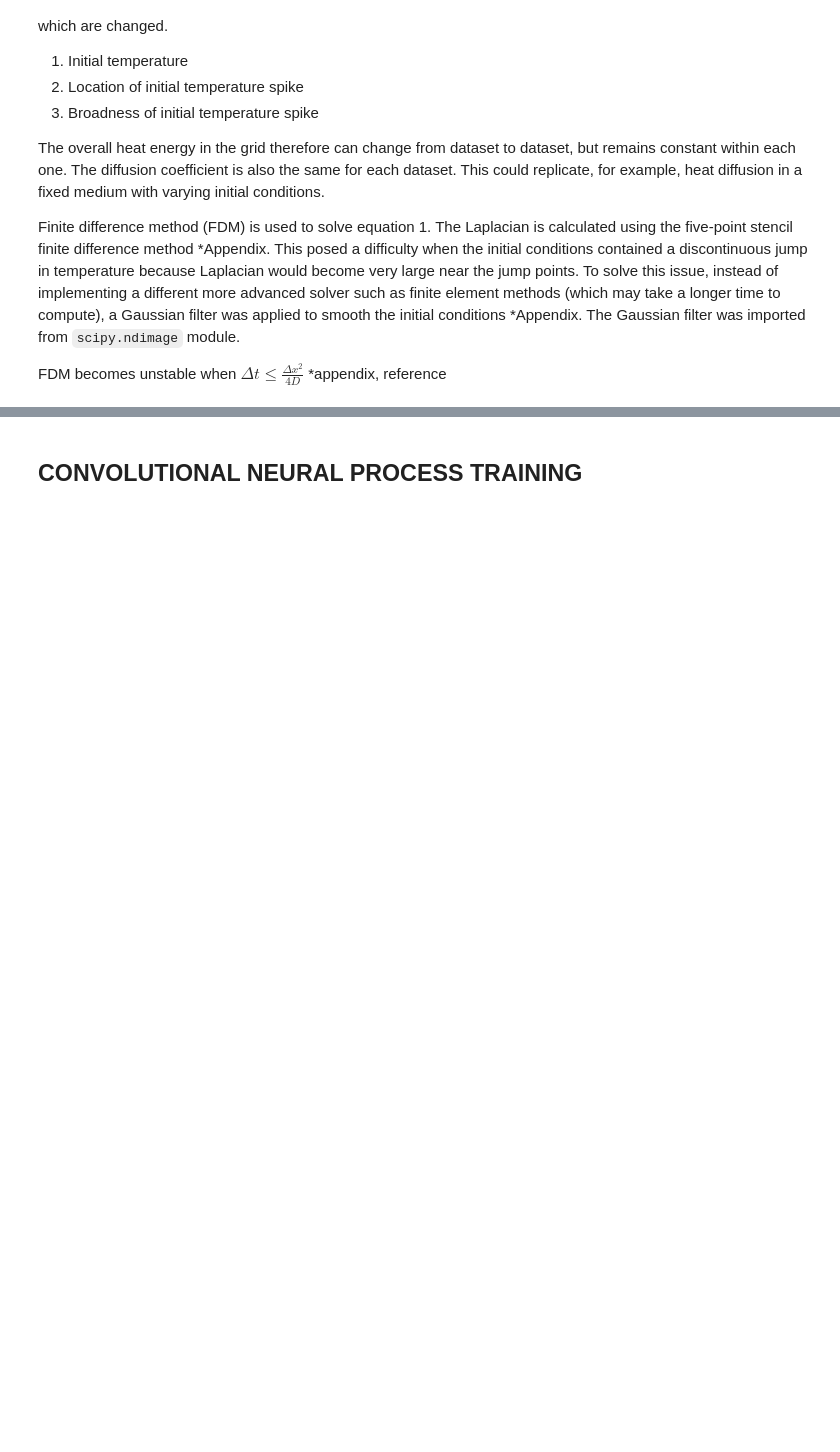
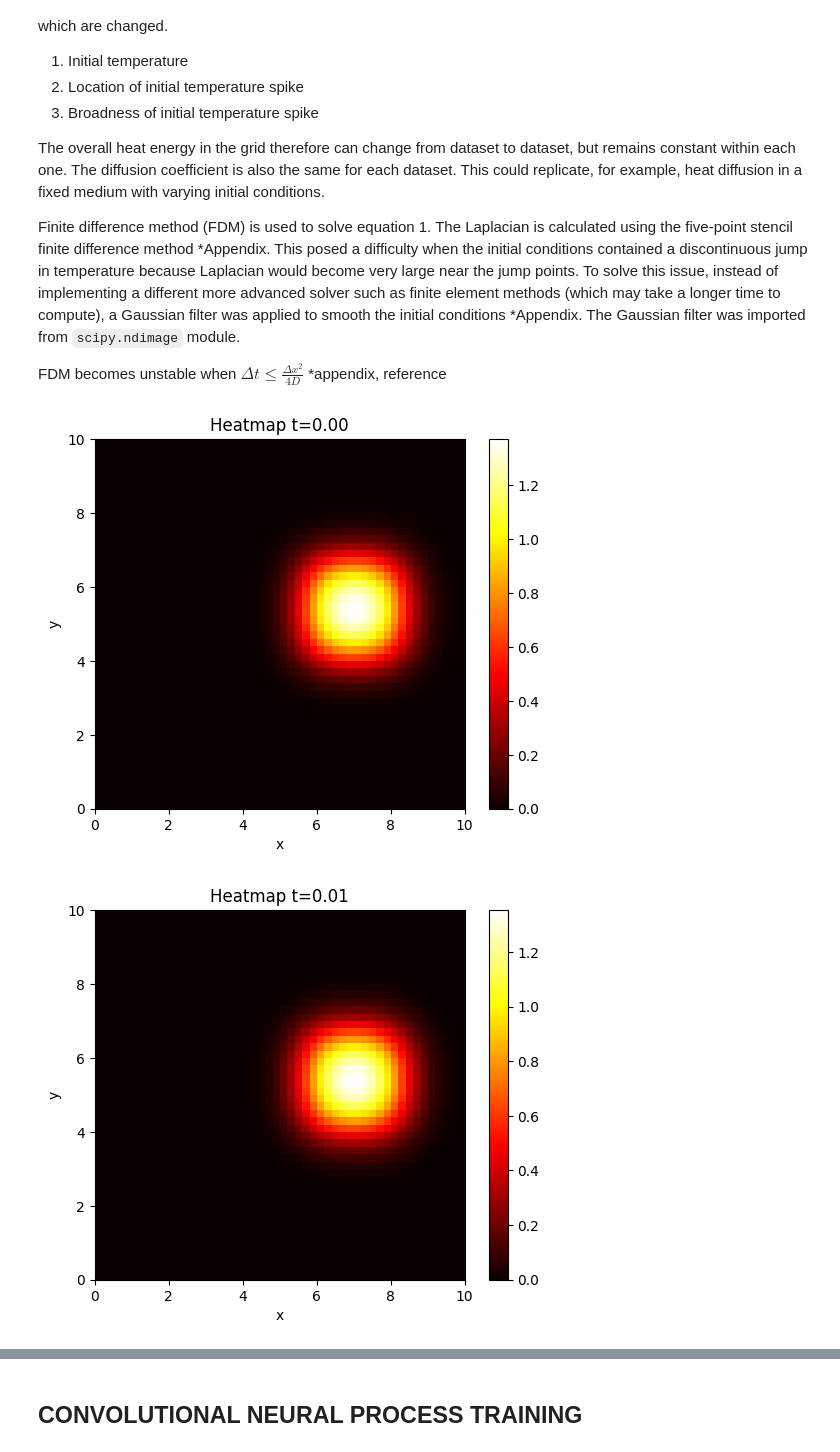
Before and after one commit to alexking100/part_III_project, a Jupyter notebook: np_heat_diffusion.ipynb, the cells around one changed output, grey strips where cells are left out. Drawn from its saved outputs; the diff is of its cells as text; code cells hidden in the pictures; blank space fills up the shorter version.

```diff
--- a/np_heat_diffusion.ipynb
+++ b/np_heat_diffusion.ipynb
@@ -74,50 +77,55 @@ FDM becomes unstable when $\Delta t \leq \frac{\Delta x^2}{4D}$ *appendix, refer
 dimensions = {
     't_dim' : 1,
     'y_dim' : 2500,
-    'r_dim' : 500,
-    'z_dim' : 500,
-    'h_dim' : 500,
-    'z_dim' : 500,
-    'max_iter_time' : 69,
+    'r_dim' : 1024,
+    'z_dim' : 1024,
+    'h_dim' : 1024,
+    'z_dim' : 1024,
+    'max_iter_time' : 100,
     'grid_size' : 50,
-    'num_samples' : 45,
-    'num_context' : 24,
-    'num_target' : 24,
+    'num_samples' : 80,
+    'num_context' : 25,
+    'num_target' : 25,
     'batch_size' : 2,
     'num_channels' : 512,
+    'pi_dim' : 4
 }
 
 assert dimensions['grid_size']**2 == dimensions['y_dim']
+assert dimensions['num_context'] + dimensions['num_target'] <= dimensions['max_iter_time']
 
 # parameters
 grid_size = dimensions['grid_size']
 num_samples = dimensions['num_samples']
-square_range = (5, 10)
-temp_range = (1.7, 2.0)
+square_range = (5, 15) # side length of initial hot square
+temp_range = (1.0, 2.0)
 diffusion_coef = 0.25 * dimensions['max_iter_time'] # upper limit for stable FDM solver
 # %%
 '''
 RUN TO RE-GENERATE DATA
 '''
 
 initial_conditions = Initial_Conditions(
     max_iter_time=dimensions['max_iter_time'], grid_size=grid_size
 )
 
 meta_data = Diffusion_Data(
     num_samples=num_samples,
     max_iter_time=dimensions['max_iter_time'],
     grid_size=grid_size,
     initial_conditions=initial_conditions,
     square_range=square_range,
     temp_range=temp_range,
     diffusion_coef=diffusion_coef,
     sigma=3
 )
 
 time_array = meta_data.time_array
-meta_data.visualise_solution(show_until=5, i=0)
+meta_data.visualise_solution(show_until=2, i=0)
 
 
 # meta_data.save_tensors()
+# %% [output]
+[figure, added]
+[figure, added]
 # %% [markdown]
```
Also changed, not shown: parts of 15 cells of this notebook, 7 other files.
